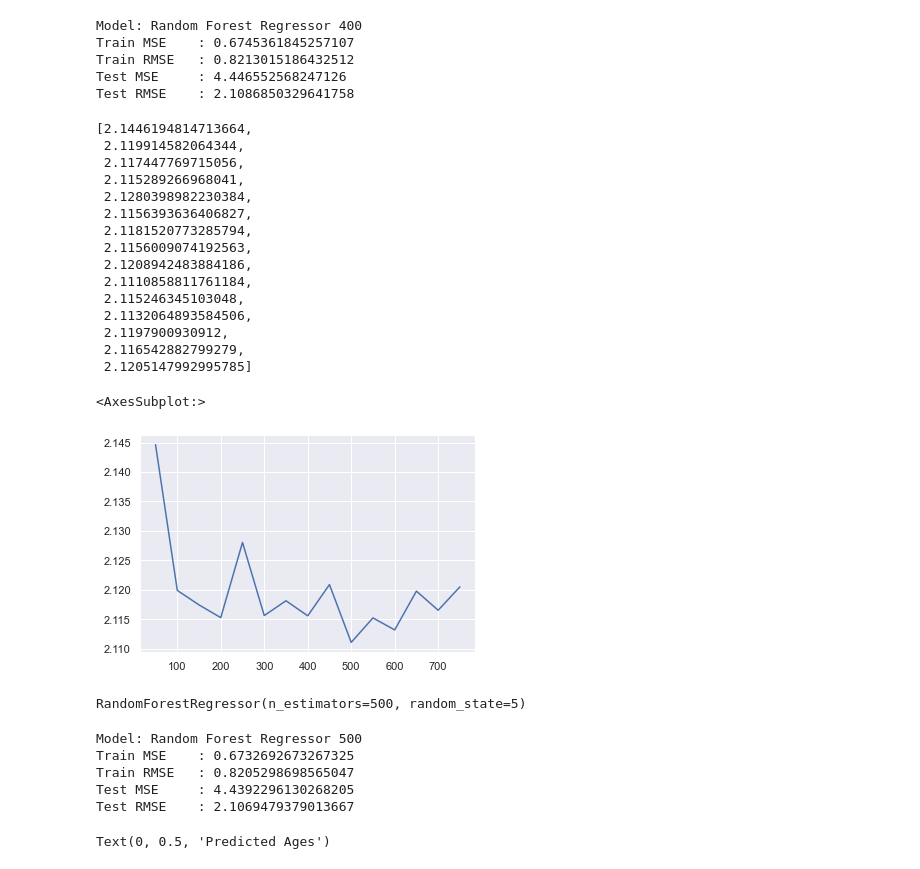
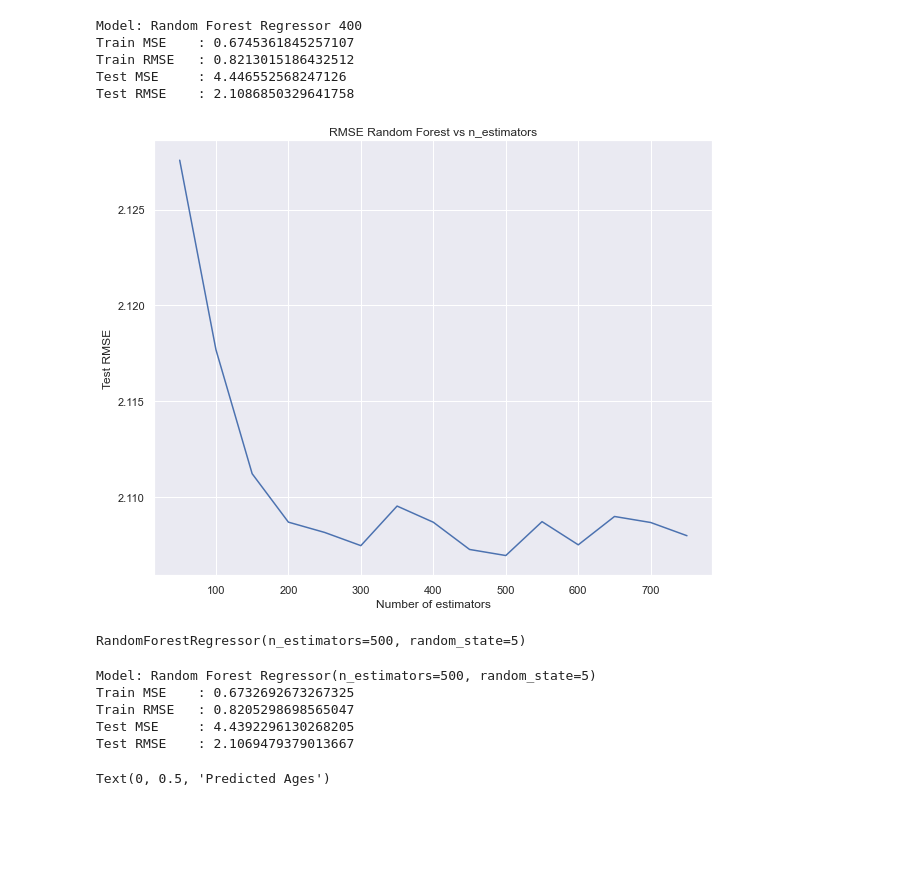
Before and after one commit to Ekosetiawan993/tugas-pi, a Jupyter notebook: notebook/Model_PI.ipynb, the cells around one changed output. Saved outputs shown, nothing was run; the diff lists cells and outputs as text; code cells hidden in the pictures; blank space fills up the shorter version.

```diff
--- a/notebook/Model_PI.ipynb
+++ b/notebook/Model_PI.ipynb
@@ -367,9 +367,9 @@ def evaluation_2(model, model_name):
 # %%
 from sklearn.linear_model import LinearRegression
 # %%
-lin_reg = LinearRegression()
+linear_regression = LinearRegression()
 # %%
-lin_reg.fit(train_x_scl, train_y)
+linear_regression.fit(train_x_scl, train_y)
 # %% [output]
 LinearRegression()
 # %%
@@ -494,35 +494,26 @@ Train RMSE   : 0.8213015186432512
 Test MSE     : 4.446552568247126
 Test RMSE    : 2.1086850329641758
 # %%
-estimator = []
-rf_rmse_coll = []
+n_estimator_list = []
+rf_rmse_collection = []
+
+# Mencoba model Random Forest dengan berbagai n_estimators
 for x in range(50, 800, 50):
-    rf = RandomForestRegressor(n_estimators=x)
+    rf = RandomForestRegressor(n_estimators=x, random_state=5)
     rf.fit(train_x_scl, train_y.values.ravel())
-    estimator.append(x)
+    n_estimator_list.append(x)
     prediction = rf.predict(test_x_scl)
     rf_rmse = mean_squared_error(test_y, prediction, squared=False)
-    rf_rmse_coll.append(rf_rmse)
+    rf_rmse_collection.append(rf_rmse)
 # %%
-rf_rmse_coll
+sns.set()
-# %% [output]
-[2.1446194814713664,
- 2.119914582064344,
- 2.117447769715056,
- 2.115289266968041,
- 2.1280398982230384,
- 2.1156393636406827,
- 2.1181520773285794,
- 2.1156009074192563,
- 2.1208942483884186,
- 2.1110858811761184,
- 2.115246345103048,
- 2.1132064893584506,
- 2.1197900930912,
- 2.116542882799279,
- 2.1205147992995785]
 # %%
-sns.lineplot(x=estimator, y=rf_rmse_coll)
+plt.figure(figsize=(10, 8))
+sns.lineplot(x=n_estimator_list, y=rf_rmse_collection)
+plt.title('RMSE Random Forest vs n_estimators')
+plt.xlabel('Number of estimators')
+plt.ylabel('Test RMSE')
+plt.savefig('Random_forest_rmse.png')
+plt.show()
 # %% [output]
-<AxesSubplot:>
-[figure, old version]
+[figure, new version]
@@ -535,9 +528,11 @@ RandomForestRegressor(n_estimators=500, random_state=5)
 # %%
 best_rf_pred = rf_reg2.predict(test_x_scl)
 # %%
-evaluation(rf_reg2, 'Random Forest Regressor 500')
+model_evaluation(
+    final_rf_reg, 'Random Forest Regressor(n_estimators=500, random_state=5)'
+)
 # %% [output]
-Model: Random Forest Regressor 500
+Model: Random Forest Regressor(n_estimators=500, random_state=5)
 Train MSE    : 0.6732692673267325
 Train RMSE   : 0.8205298698565047
 Test MSE     : 4.4392296130268205
```
Also changed, not shown: parts of 37 cells of this notebook, 3 other files.
